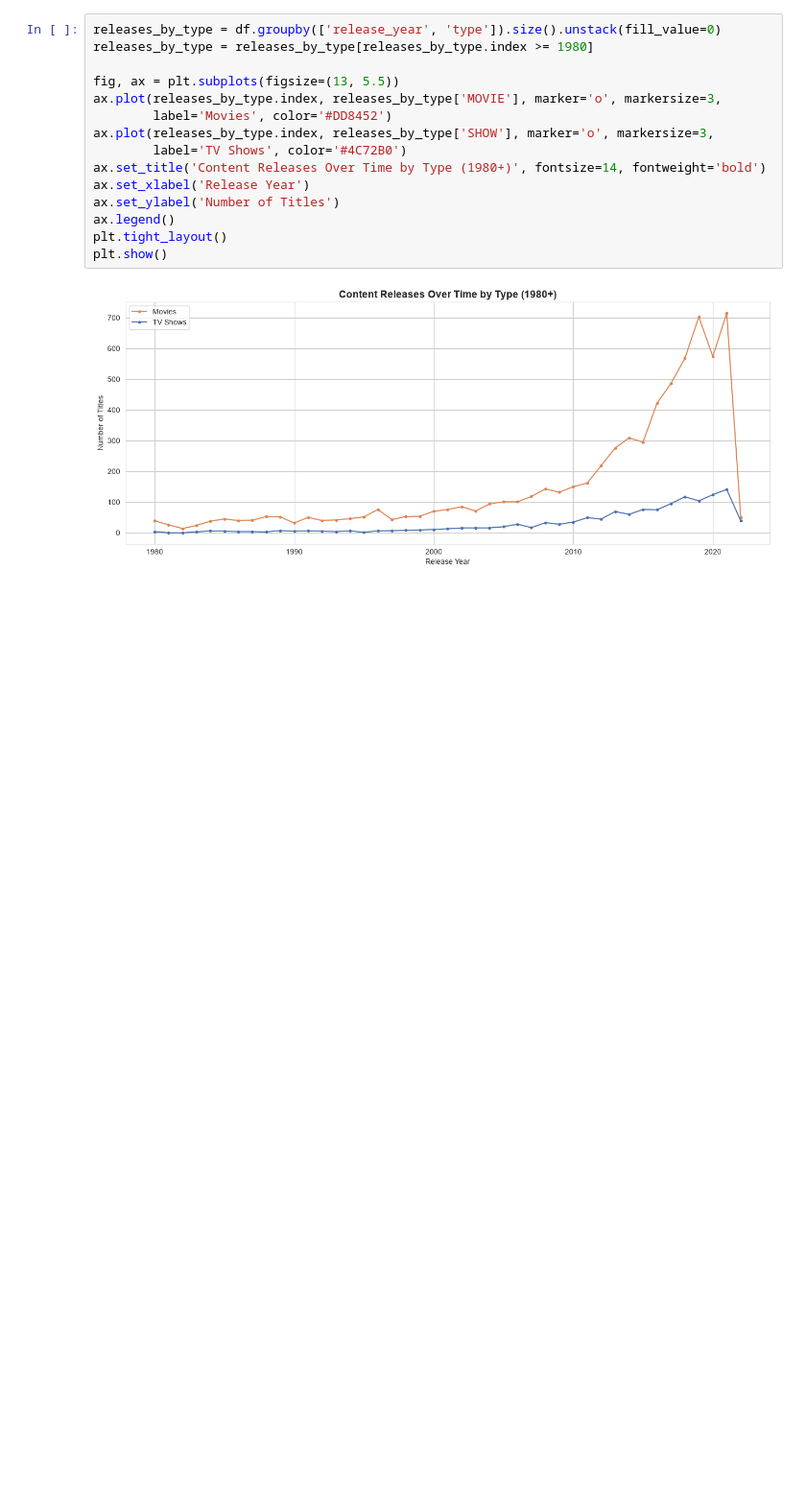
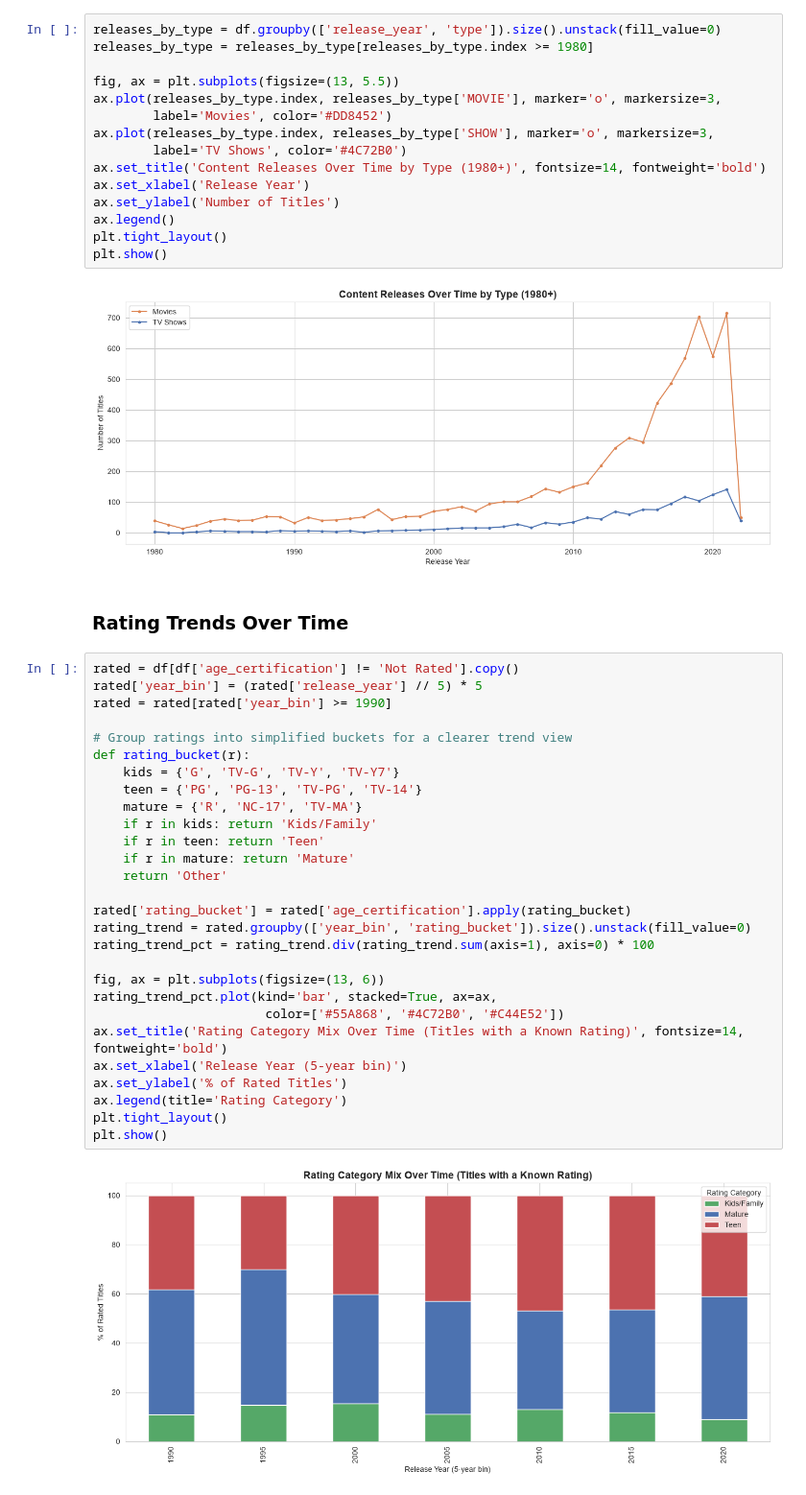
Before and after one commit to Engineer-purvesh18/Amazon_Analysis, a Jupyter notebook: AmazonPrime_Analysis.ipynb, the cells around one changed output. Shown at 96% size. Drawn from its saved outputs; the diff is of its cells as text; blank space fills up the shorter version.

```diff
--- a/AmazonPrime_Analysis.ipynb
+++ b/AmazonPrime_Analysis.ipynb
@@ -570,3 +570,35 @@ plt.tight_layout()
 plt.show()
 # %% [output]
 [figure]
+# %% [markdown]
+### Rating Trends Over Time
+# %%
+rated = df[df['age_certification'] != 'Not Rated'].copy()
+rated['year_bin'] = (rated['release_year'] // 5) * 5
+rated = rated[rated['year_bin'] >= 1990]
+
+# Group ratings into simplified buckets for a clearer trend view
+def rating_bucket(r):
+    kids = {'G', 'TV-G', 'TV-Y', 'TV-Y7'}
+    teen = {'PG', 'PG-13', 'TV-PG', 'TV-14'}
+    mature = {'R', 'NC-17', 'TV-MA'}
+    if r in kids: return 'Kids/Family'
+    if r in teen: return 'Teen'
+    if r in mature: return 'Mature'
+    return 'Other'
+
+rated['rating_bucket'] = rated['age_certification'].apply(rating_bucket)
+rating_trend = rated.groupby(['year_bin', 'rating_bucket']).size().unstack(fill_value=0)
+rating_trend_pct = rating_trend.div(rating_trend.sum(axis=1), axis=0) * 100
+
+fig, ax = plt.subplots(figsize=(13, 6))
+rating_trend_pct.plot(kind='bar', stacked=True, ax=ax,
+                       color=['#55A868', '#4C72B0', '#C44E52'])
+ax.set_title('Rating Category Mix Over Time (Titles with a Known Rating)', fontsize=14, fontweight='bold')
+ax.set_xlabel('Release Year (5-year bin)')
+ax.set_ylabel('% of Rated Titles')
+ax.legend(title='Rating Category')
+plt.tight_layout()
+plt.show()
+# %% [output]
+[figure, added]
```
Also changed, not shown: parts of 3 cells of this notebook.
